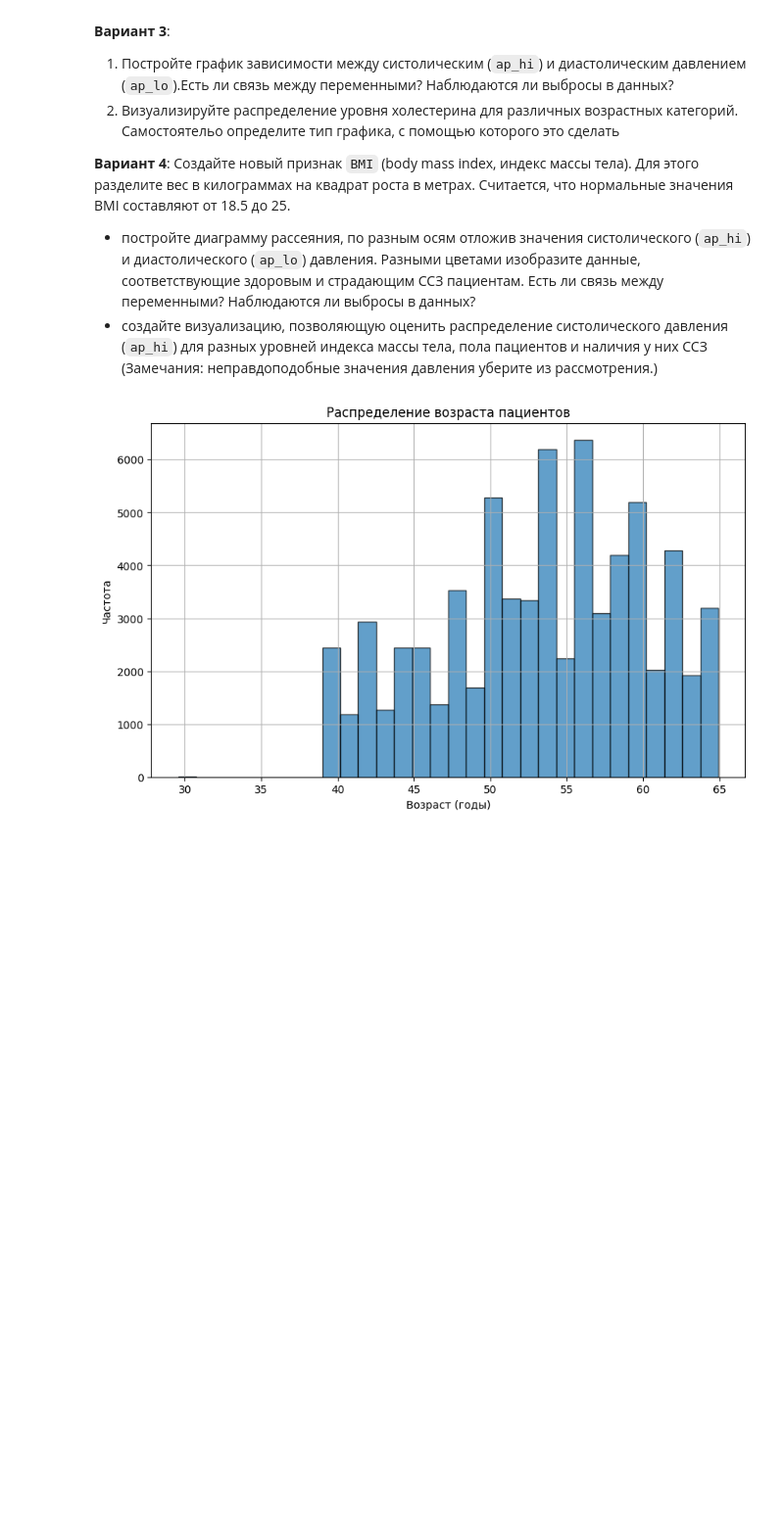
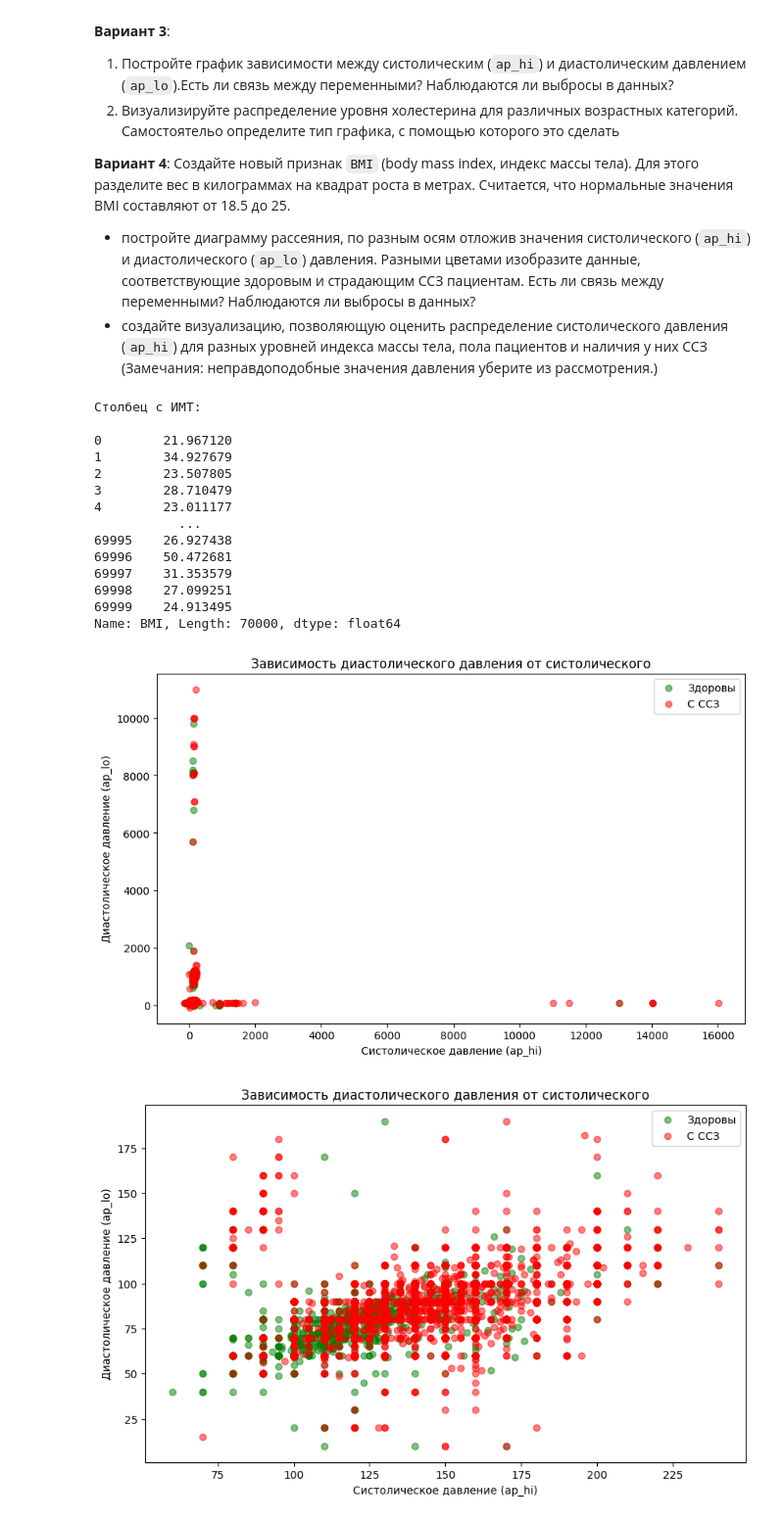
Before and after one commit to DaniilPominov/data_science, a Jupyter notebook: src/lab4/lab4-part2-Pominov.ipynb, the cells around one changed output. Shown at 98% size. Cells and saved outputs as stored; diff of their text form; code cells hidden in the pictures; blank space fills up the shorter version.

```diff
--- a/src/lab4/lab4-part2-Pominov.ipynb
+++ b/src/lab4/lab4-part2-Pominov.ipynb
@@ -280,19 +281,61 @@ sns.catplot(data=my_df, x='gender', y='height',  kind='box', hue='smoker')
 **Вариант 4**: Создайте новый признак `BMI` (body mass index, индекс массы тела). Для этого разделите вес в килограммах на квадрат роста в метрах. Считается, что нормальные значения BMI составляют от 18.5 до 25.
 - постройте диаграмму рассеяния, по разным осям отложив значения систолического (`ap_hi`) и диастолического (`ap_lo`) давления. Разными цветами изобразите данные, соответствующие здоровым и страдающим ССЗ пациентам. Есть ли связь между переменными? Наблюдаются ли выбросы в данных?
 - создайте визуализацию, позволяющую оценить распределение систолического давления (`ap_hi`) для разных уровней индекса массы тела, пола пациентов и наличия у них ССЗ (Замечания: неправдоподобные значения давления уберите из рассмотрения.)
-# %%
-# Ваш код
-df = pd.read_csv('cardio_train.csv', sep=';')
-# Преобразуем возраст из дней в годы
-df['age_years'] = df['age'] / 365.25
-
-# Построим гистограмму
-plt.figure(figsize=(10, 6))
-plt.hist(df['age_years'], bins=30, edgecolor='black', alpha=0.7)
-plt.xlabel('Возраст (годы)')
-plt.ylabel('Частота')
-plt.title('Распределение возраста пациентов')
-plt.grid(True)
-plt.show()
-# %% [output]
-[figure, removed]
+# %%
+# Ваш код
+df = pd.read_csv('cardio_train.csv', sep=';')
+
+# 1 задаем bmi
+df['BMI'] = df['weight']/df['height'].apply(lambda x: (x/100)**2)
+print("Столбец с ИМТ:\n")
+print(df['BMI'])
+
+# 2 Скаттер ap_hi X ap_lo
+
+healthy = df[df['cardio'] == 0]
+ill = df[df['cardio'] == 1]
+
+plt.figure(figsize=(10, 6))
+plt.scatter(healthy['ap_hi'], healthy['ap_lo'], alpha=0.5, label='Здоровы', color='green')
+plt.scatter(ill['ap_hi'], ill['ap_lo'], alpha=0.5, label='С ССЗ', color='red')
+plt.xlabel('Систолическое давление (ap_hi)')
+plt.ylabel('Диастолическое давление (ap_lo)')
+plt.legend()
+plt.title('Зависимость диастолического давления от систолического')
+plt.show()
+
+filtered_data = df[
+    (df['ap_hi'] >= 40) & (df['ap_hi'] <= 300) &
+    (df['ap_lo'] >= 10) & (df['ap_lo'] <= 220)
+]
+
+# Разделение данных по признаку наличия ССЗ
+healthy = filtered_data[filtered_data['cardio'] == 0]
+ill = filtered_data[filtered_data['cardio'] == 1]
+
+
+plt.figure(figsize=(10, 6))
+plt.scatter(healthy['ap_hi'], healthy['ap_lo'], alpha=0.5, label='Здоровы', color='green')
+plt.scatter(ill['ap_hi'], ill['ap_lo'], alpha=0.5, label='С ССЗ', color='red')
+plt.xlabel('Систолическое давление (ap_hi)')
+plt.ylabel('Диастолическое давление (ap_lo)')
+plt.legend()
+plt.title('Зависимость диастолического давления от систолического')
+plt.show()
+# %% [output]
+Столбец с ИМТ:
+
+0        21.967120
+1        34.927679
+2        23.507805
+3        28.710479
+4        23.011177
+           ...
+69995    26.927438
+69996    50.472681
+69997    31.353579
+69998    27.099251
+69999    24.913495
+Name: BMI, Length: 70000, dtype: float64
+[figure, added]
+[figure, added]
```
Also changed, not shown: parts of 10 cells of this notebook, 3 other files.
